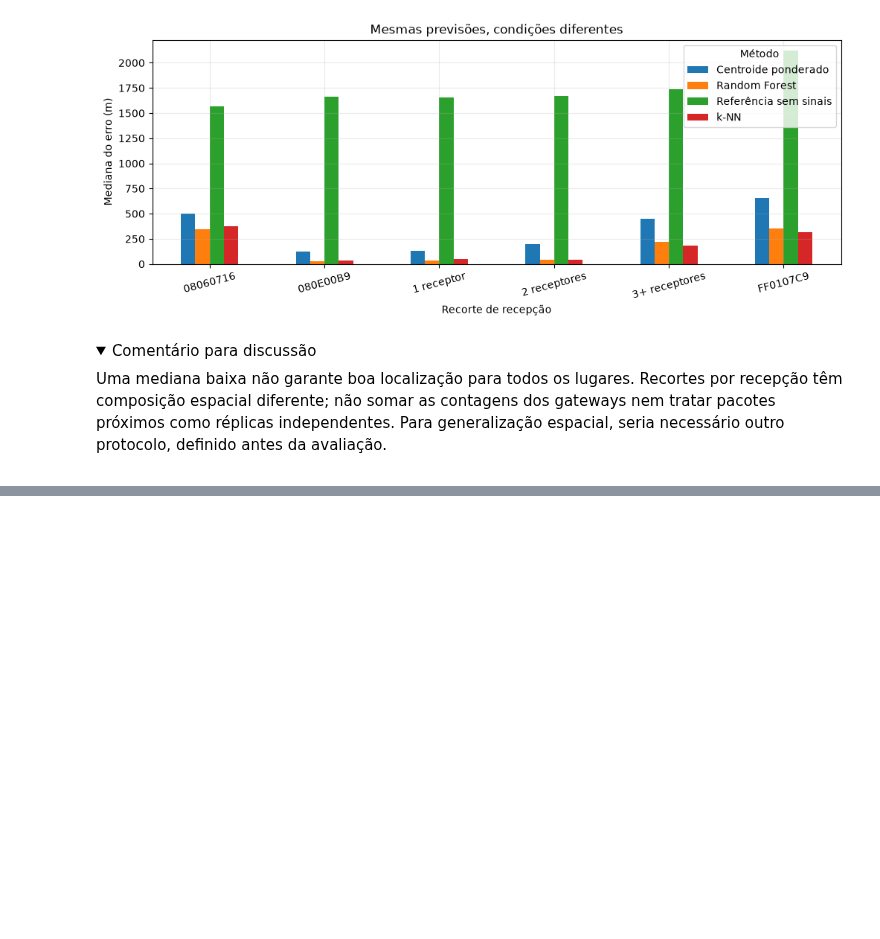
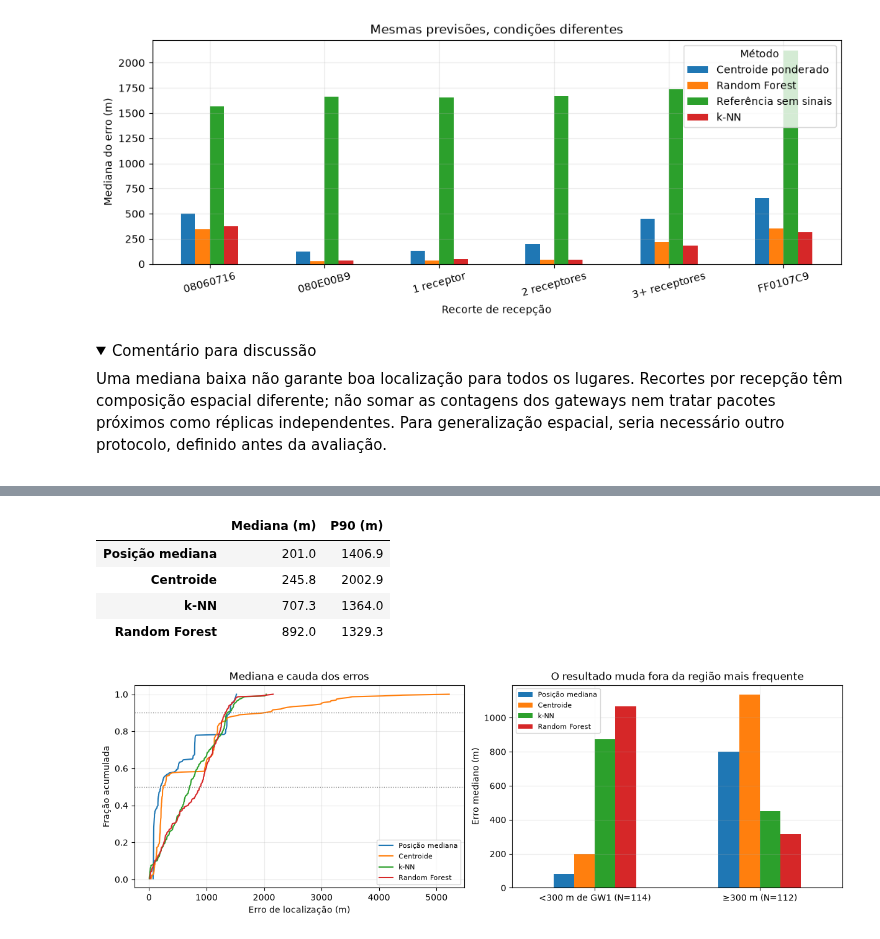
Before and after one commit to LorenzoDonatti/ML_meets_networks_ERRC2026, a Jupyter notebook: notebooks/01_localizacao.ipynb, the cells around one changed output, grey strips where cells are left out. Saved outputs shown, nothing was run; the diff lists cells and outputs as text; code cells hidden in the pictures; folded sections open; blank space fills up the shorter version.

```diff
--- a/notebooks/01_localizacao.ipynb
+++ b/notebooks/01_localizacao.ipynb
@@ -483,0 +535,28 @@ comparação direta com seus números. Procedência, exclusões, datas e hashes
+# %%
+s_metodos = {'Posição mediana': 'constante', 'Centroide': 'centroide', 'k-NN': 'knn', 'Random Forest': 'rf'}
+s_erros = {nome: erro_metros(s_teste[['lat', 'lon']], s_teste[[f'{campo}_lat', f'{campo}_lon']])
+           for nome, campo in s_metodos.items()}
+s_resultados = pd.DataFrame({nome: {'Mediana (m)': np.median(e), 'P90 (m)': np.percentile(e, 90)}
+                             for nome, e in s_erros.items()}).T
+display(s_resultados.round(1))
+s_perto = s_dist_gw1 < 300
+s_grupos = pd.DataFrame({nome: [np.median(e[s_perto]), np.median(e[~s_perto])]
+                         for nome, e in s_erros.items()},
+                        index=[f'<300 m de GW1 (N={s_perto.sum()})', f'≥300 m (N={(~s_perto).sum()})'])
+fig, axes = plt.subplots(1, 2, figsize=(12, 4), constrained_layout=True)
+for nome, e in s_erros.items():
+    axes[0].plot(np.sort(e), np.arange(1, len(e)+1)/len(e), label=nome)
+axes[0].axhline(.5, color='gray', linestyle=':', linewidth=1)
+axes[0].axhline(.9, color='gray', linestyle=':', linewidth=1)
+axes[0].set(xlabel='Erro de localização (m)', ylabel='Fração acumulada', title='Mediana e cauda dos erros')
+axes[0].legend(fontsize=8)
+s_grupos.plot.bar(ax=axes[1], rot=0)
+axes[1].set(ylabel='Erro mediano (m)', title='O resultado muda fora da região mais frequente')
+axes[1].legend(fontsize=8); plt.show()
+# %% [output]
+|  | Mediana (m) | P90 (m) |
+| Posição mediana | 201.0 | 1406.9 |
+| Centroide | 245.8 | 2002.9 |
+| k-NN | 707.3 | 1364.0 |
+| Random Forest | 892.0 | 1329.3 |
+[figure, added]
```
Also changed, not shown: parts of 8 cells of this notebook, 11 other files.
